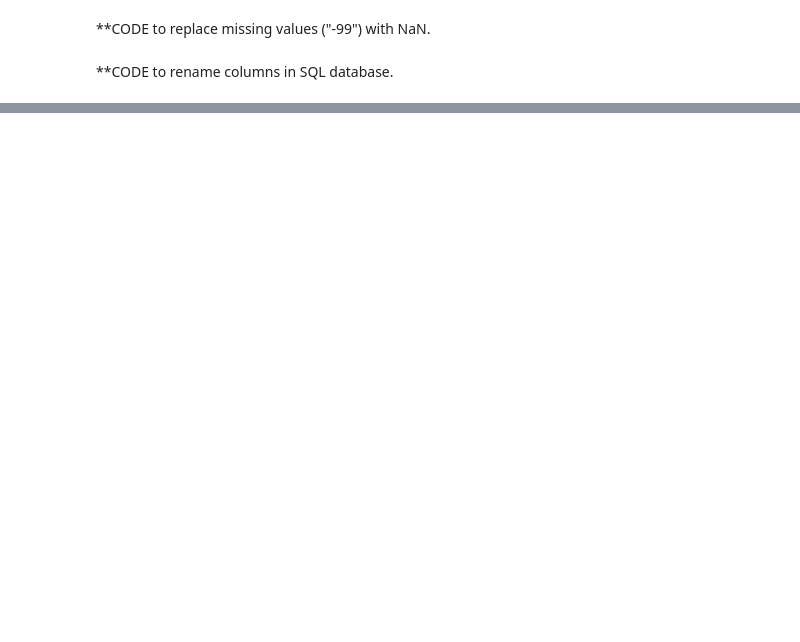
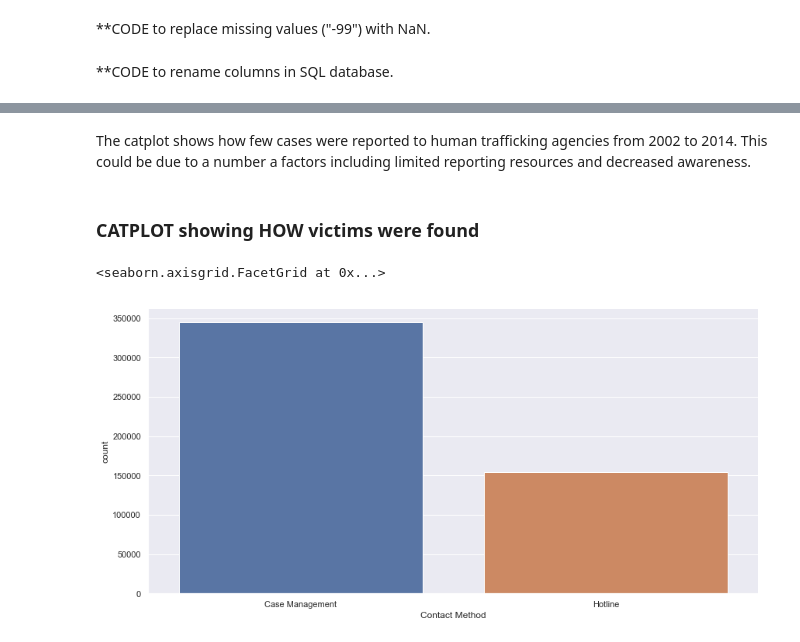
Before and after one commit to sitkadude/HUMAN_TRAFFICKING_PROJECT, a Jupyter notebook: PROject.ipynb, the cells around one changed output, grey strips where cells are left out. Cells and saved outputs as stored; diff of their text form; code cells hidden in the pictures; blank space fills up the shorter version.

```diff
--- a/PROject.ipynb
+++ b/PROject.ipynb
@@ -68,0 +99,15 @@ HTTPError: HTTP Error 404: Not Found
+# %% [markdown]
+The catplot shows how few cases were reported to human trafficking agencies from 2002 to 2014. This could be due to a number a factors including limited reporting resources and decreased awareness.
+# %% [markdown]
+### CATPLOT showing HOW victims were found
+# %%
+catplot(
+    x="Contact Method",
+    data=df,
+    kind="count",
+    height=6,
+    aspect=2,
+)
+# %% [output]
+<seaborn.axisgrid.FacetGrid at 0x...>
+[figure, added]
```
Also changed, not shown: parts of 31 cells of this notebook, 1 other file.
